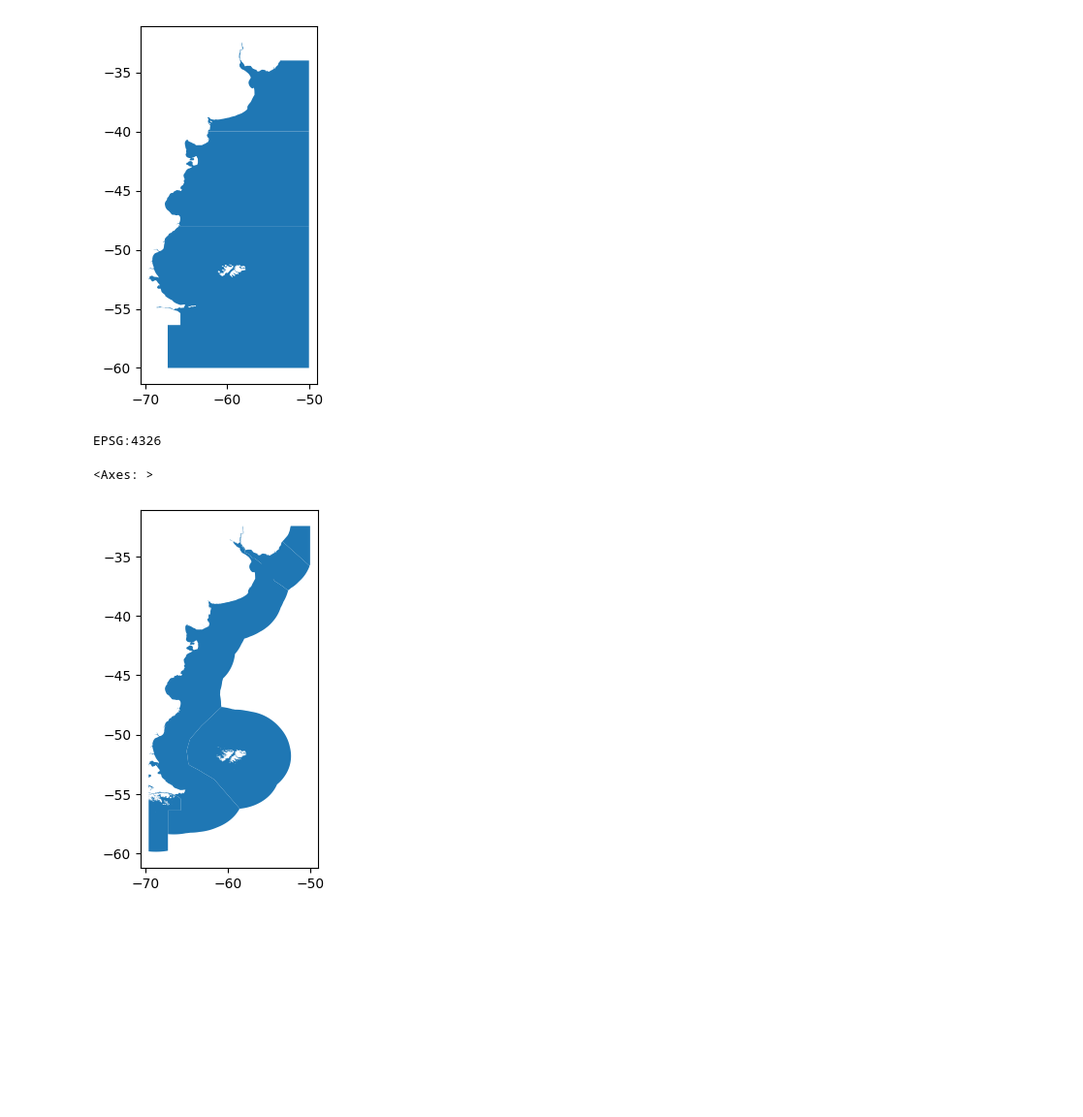
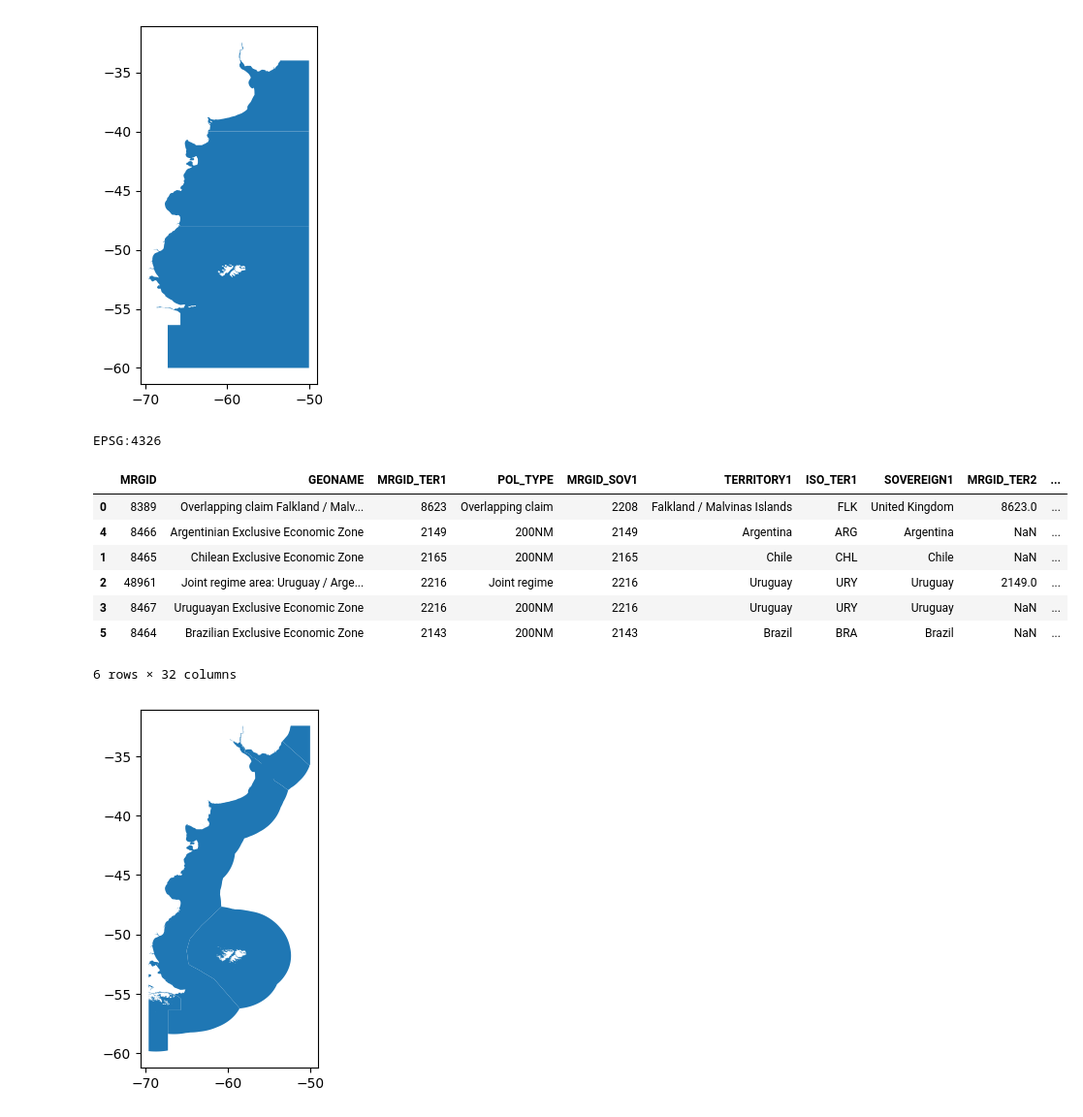
Before and after one commit to rubarriuso/TFM, a Jupyter notebook: prueba_areas_SWA.ipynb, the cells around one changed output. Shown at 97% size. Saved outputs shown, nothing was run; the diff lists cells and outputs as text; code cells hidden in the pictures; blank space fills up the shorter version.

```diff
--- a/prueba_areas_SWA.ipynb
+++ b/prueba_areas_SWA.ipynb
@@ -18,15 +18,21 @@ FAO_41_Sub_32_31_23.plot()
 # %%
 min_lon, min_lat, max_lon, max_lat = FAO_41_Sub_32_31_23.total_bounds
 bbox = (min_lon, min_lat, max_lon, max_lat)
 eez = gpd.read_file("./resources/Marine_Regions/World_EEZ_v12/eez_v12.shp", bbox=bbox)
 print(eez.crs)
 bbox_geom = box(*bbox)
 eez_clipped = gpd.clip(eez, bbox_geom)
 eez_clipped.plot()
-eez_clipped
 # %% [output]
 EPSG:4326
+|  | MRGID | GEONAME | MRGID_TER1 | POL_TYPE | MRGID_SOV1 | TERRITORY1 | ISO_TER1 | SOVEREIGN1 | MRGID_TER2 | ... |
+| 0 | 8389 | Overlapping claim Falkland / Malv... | 8623 | Overlapping claim | 2208 | Falkland / Malvinas Islands | FLK | United Kingdom | 8623.0 | ... |
+| 4 | 8466 | Argentinian Exclusive Economic Zone | 2149 | 200NM | 2149 | Argentina | ARG | Argentina | NaN | ... |
+| 1 | 8465 | Chilean Exclusive Economic Zone | 2165 | 200NM | 2165 | Chile | CHL | Chile | NaN | ... |
+| 2 | 48961 | Joint regime area: Uruguay / Arge... | 2216 | Joint regime | 2216 | Uruguay | URY | Uruguay | 2149.0 | ... |
+| 3 | 8467 | Uruguayan Exclusive Economic Zone | 2216 | 200NM | 2216 | Uruguay | URY | Uruguay | NaN | ... |
+| 5 | 8464 | Brazilian Exclusive Economic Zone | 2143 | 200NM | 2143 | Brazil | BRA | Brazil | NaN | ... |
-<Axes: >
+6 rows × 32 columns
 [figure]
 # %%
 eez_falk = eez_clipped[eez_clipped['GEONAME'] == "Overlapping claim Falkland / Malvinas Islands: United Kingdom / Argentina"]
```
Also changed, not shown: parts of 4 cells of this notebook, 2 other files.
